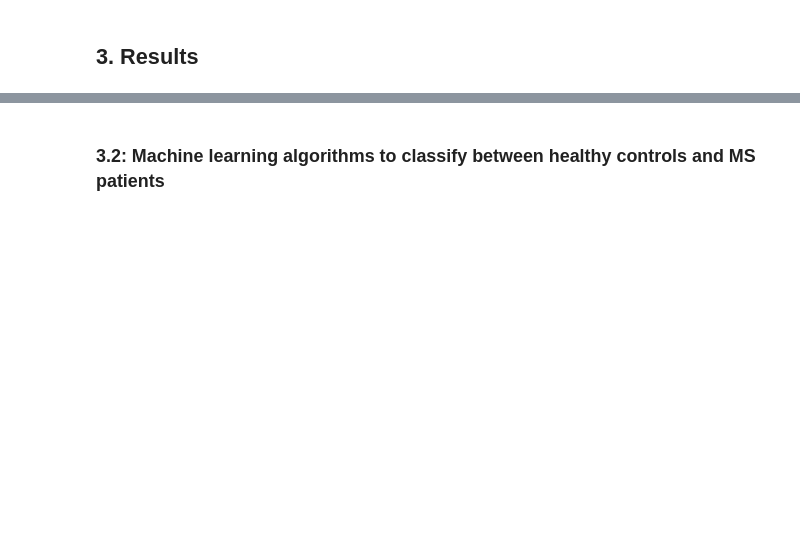
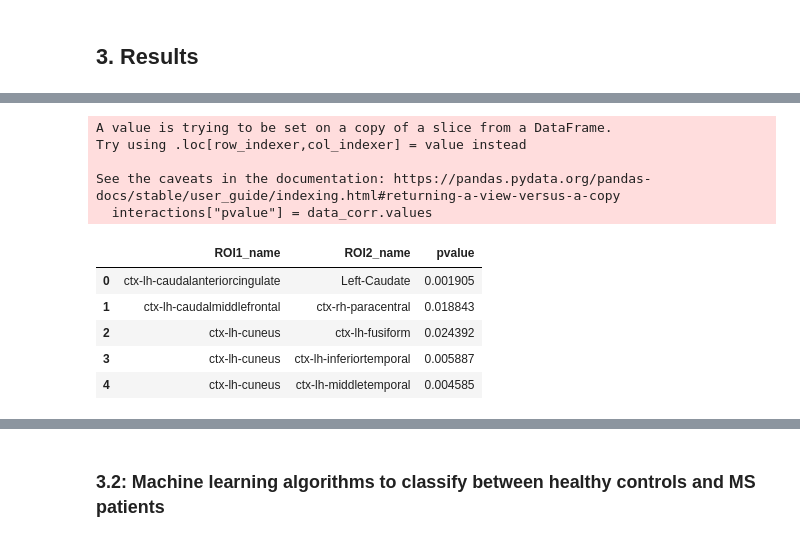
Before and after one commit to FrancescVP/Capstone_Project, a Jupyter notebook: TFM_final.ipynb, the cells around one changed output, grey strips where cells are left out. Drawn from its saved outputs; the diff is of its cells as text; code cells hidden in the pictures; blank space fills up the shorter version.

```diff
--- a/TFM_final.ipynb
+++ b/TFM_final.ipynb
@@ -357,3 +365,3 @@ gm_final = types_diff(gm_imputed)
 # %%
 #Resting-state functional brain network
-func_final = types_diff(func_imputed)
+func_final,func_corr = types_diff(func_imputed)
@@ -360,5 +371,9 @@ func_final = types_diff(func_imputed)
 # %%
 data_final = pd.concat([fa_final.iloc[:, :-5], gm_final.iloc[:, :-5], func_final.iloc[:, :-5]], join="inner", axis=1)
+# %%
+#Adding pvalues corrected
+data_corr = fa_corr.append(gm_corr)
+data_corr = data_corr.append(func_corr)
 # %% [markdown]
 ## 3. Results
 # %% [markdown]
@@ -431,0 +420,21 @@ connectogram_stat.head()
+# %%
+rois_df1 = stat1.merge(names, how='left', on="ROI_name",sort=False)
+rois_df2 = stat2.merge(names, how='left', on="ROI_name",sort=False)
+connectogram_stat = pd.merge(rois_df1,rois_df2, left_index=True, right_index=True)
+connectogram_stat.columns = ["ROI1_name", "ROI1","ROI2_name", "ROI2"]
+interactions = connectogram_stat[['ROI1_name', 'ROI2_name']]
+#Adding pvalue corrected to dataframe
+interactions["pvalue"] = data_corr.values
+interactions.head()
+# %% [output]
+A value is trying to be set on a copy of a slice from a DataFrame.
+Try using .loc[row_indexer,col_indexer] = value instead
+
+See the caveats in the documentation: https://pandas.pydata.org/pandas-docs/stable/user_guide/indexing.html#returning-a-view-versus-a-copy
+  interactions["pvalue"] = data_corr.values
+|  | ROI1_name | ROI2_name | pvalue |
+| 0 | ctx-lh-caudalanteriorcingulate | Left-Caudate | 0.001905 |
+| 1 | ctx-lh-caudalmiddlefrontal | ctx-rh-paracentral | 0.018843 |
+| 2 | ctx-lh-cuneus | ctx-lh-fusiform | 0.024392 |
+| 3 | ctx-lh-cuneus | ctx-lh-inferiortemporal | 0.005887 |
+| 4 | ctx-lh-cuneus | ctx-lh-middletemporal | 0.004585 |
```
Also changed, not shown: parts of 33 cells of this notebook.
